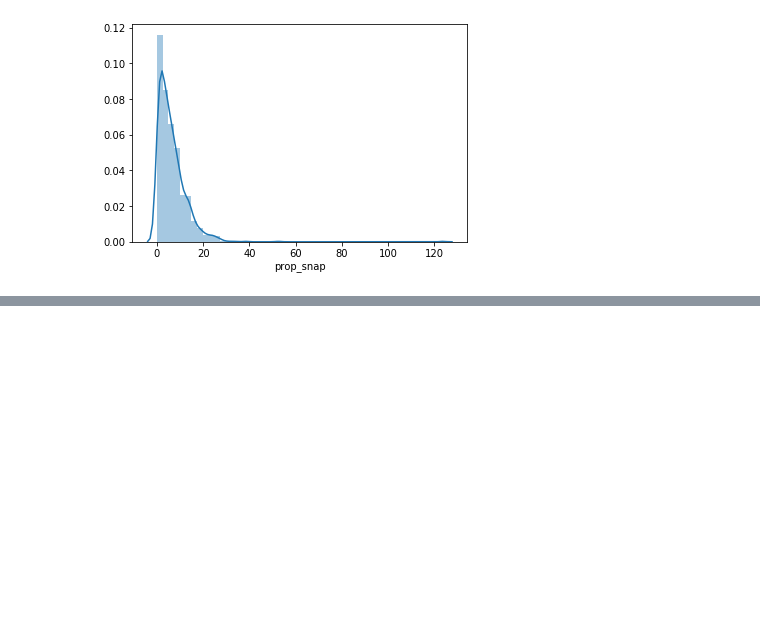
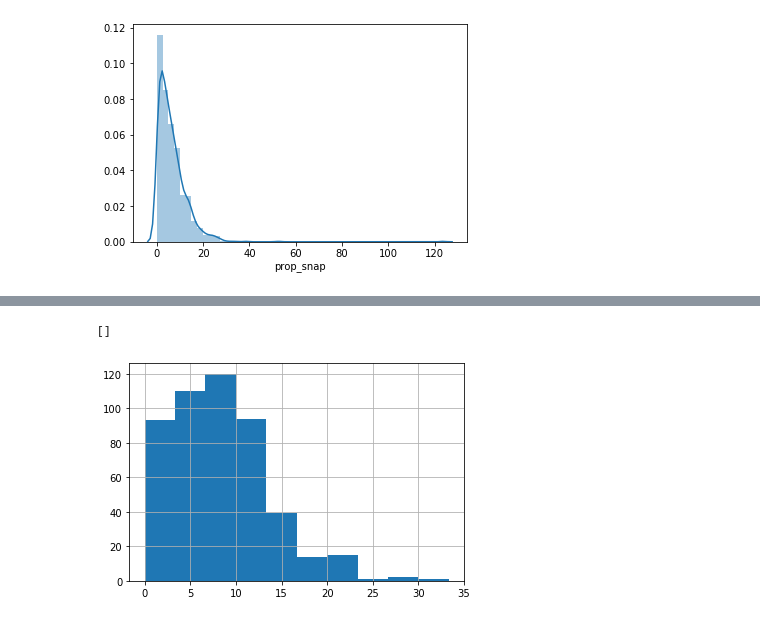
Before and after one commit to DS4A-team92/food-deserts, a Jupyter notebook: notebooks/3.0_ZH_initial_EDA.ipynb, the cells around one changed output, grey strips where cells are left out. Saved outputs shown, nothing was run; the diff lists cells and outputs as text; code cells hidden in the pictures; blank space fills up the shorter version.

```diff
--- a/notebooks/3.0_ZH_initial_EDA.ipynb
+++ b/notebooks/3.0_ZH_initial_EDA.ipynb
@@ -390,0 +429,5 @@ sns.distplot(df_clean['prop_snap'])
+# %%
+df_clean[df_clean['prop_black']<6.101]['mrfei'].hist().plot()
+# %% [output]
+[]
+[figure, added]
```
Also changed, not shown: parts of 32 cells of this notebook.
